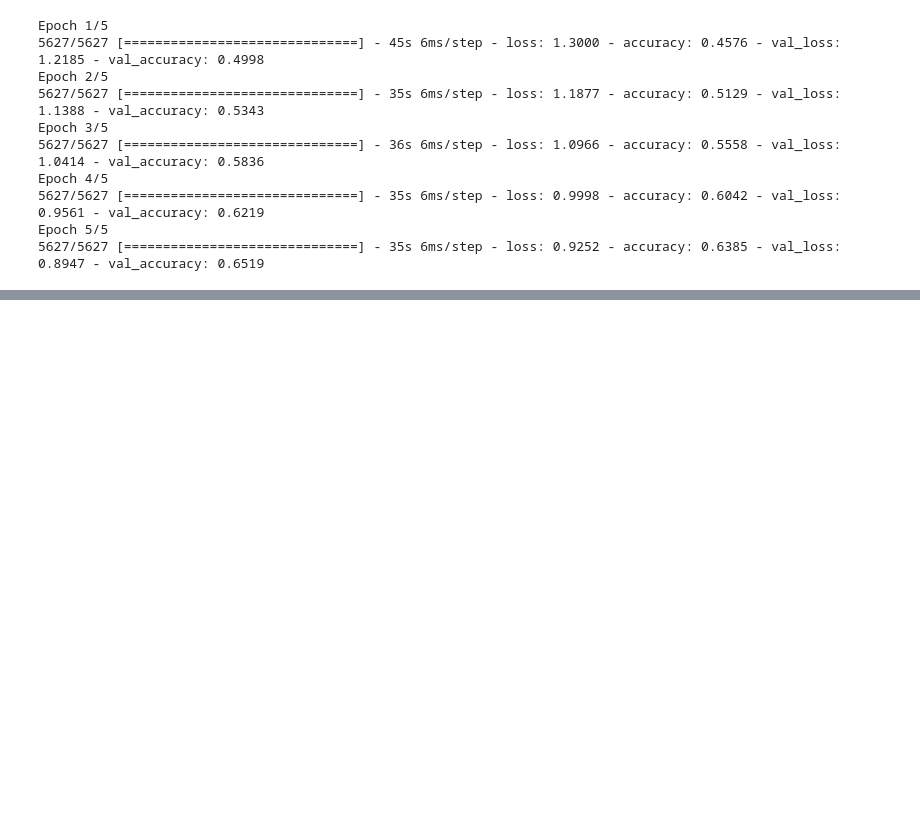
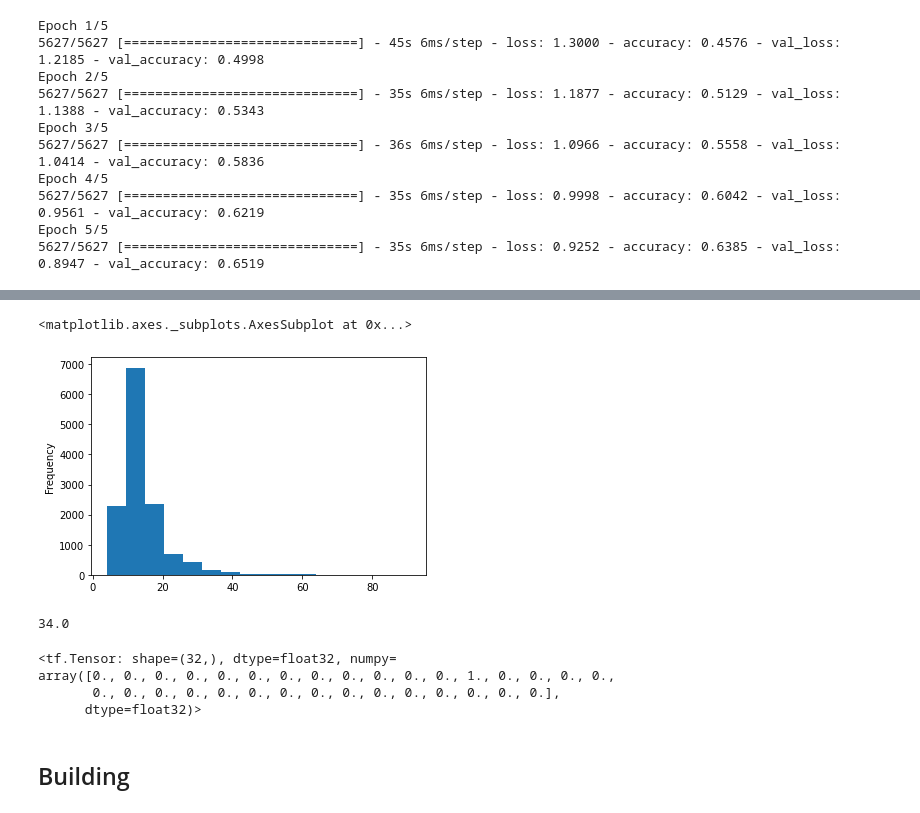
Before and after one commit to nicolasvazquez95/Aprendiendo_DeepLearning, a Jupyter notebook: projects/02_SkimLit_NLP.ipynb, the cells around one changed output, grey strips where cells are left out. Cells and saved outputs as stored; diff of their text form; code cells hidden in the pictures; blank space fills up the shorter version.

```diff
--- a/projects/02_SkimLit_NLP.ipynb
+++ b/projects/02_SkimLit_NLP.ipynb
@@ -512,0 +638,12 @@ Epoch 5/5
+# %%
+# An histogram for the n_line column
+train.article_id.value_counts().plot.hist(bins=16)
+# %% [output]
+<matplotlib.axes._subplots.AxesSubplot at 0x...>
+[figure, added]
+# %%
+# A percentile checking for the depth in the one-hot encoding
+np.percentile(train.article_id.value_counts().to_numpy(),98)
+# With a depth of 32, we're ok with almost a 98% of the samples
+# %% [output]
+34.0
@@ -512,0 +660,9 @@ Epoch 5/5
+# %%
+train_total_lines_OH[0]
+# %% [output]
+<tf.Tensor: shape=(32,), dtype=float32, numpy=
+array([0., 0., 0., 0., 0., 0., 0., 0., 0., 0., 0., 0., 1., 0., 0., 0., 0.,
+       0., 0., 0., 0., 0., 0., 0., 0., 0., 0., 0., 0., 0., 0., 0.],
+      dtype=float32)>
+# %% [markdown]
+## Building
```
Also changed, not shown: parts of 25 cells of this notebook.
